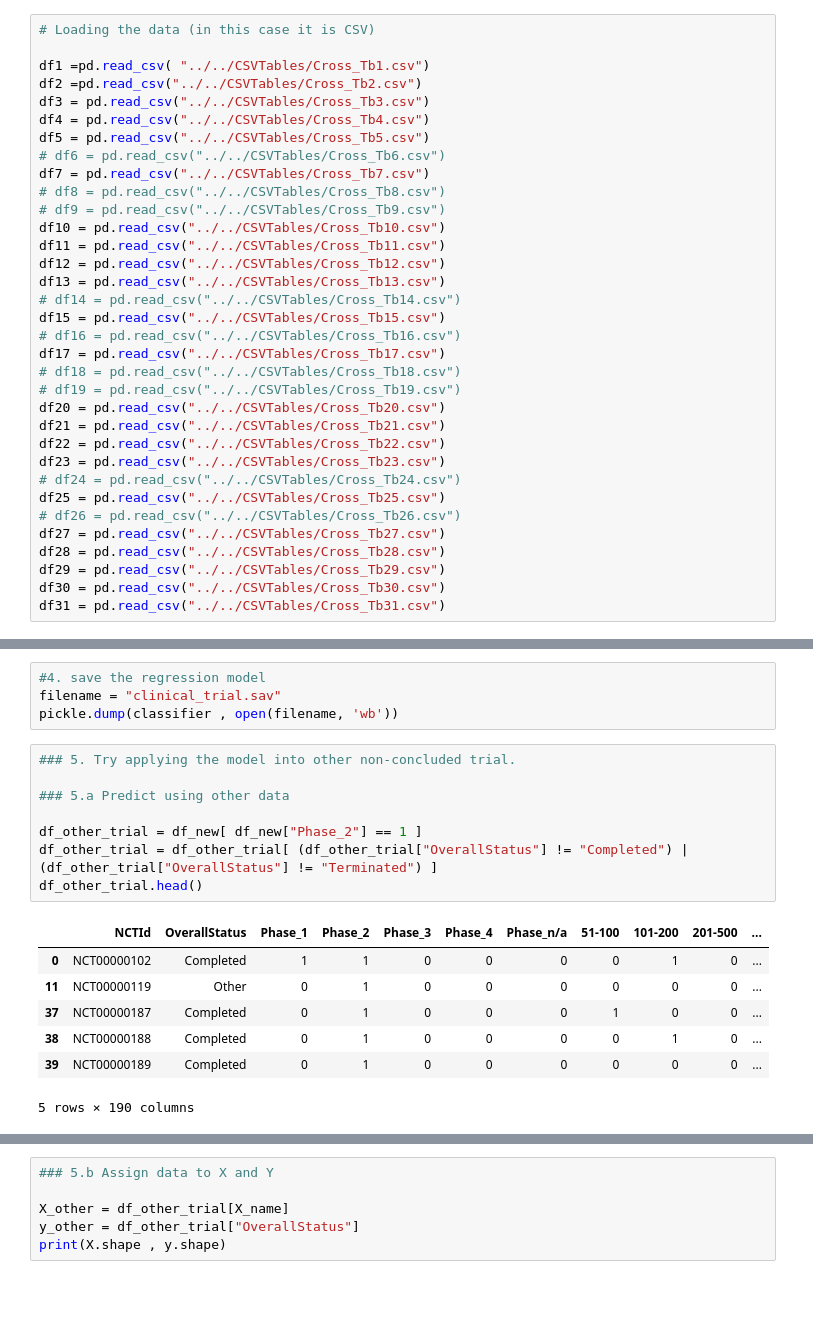
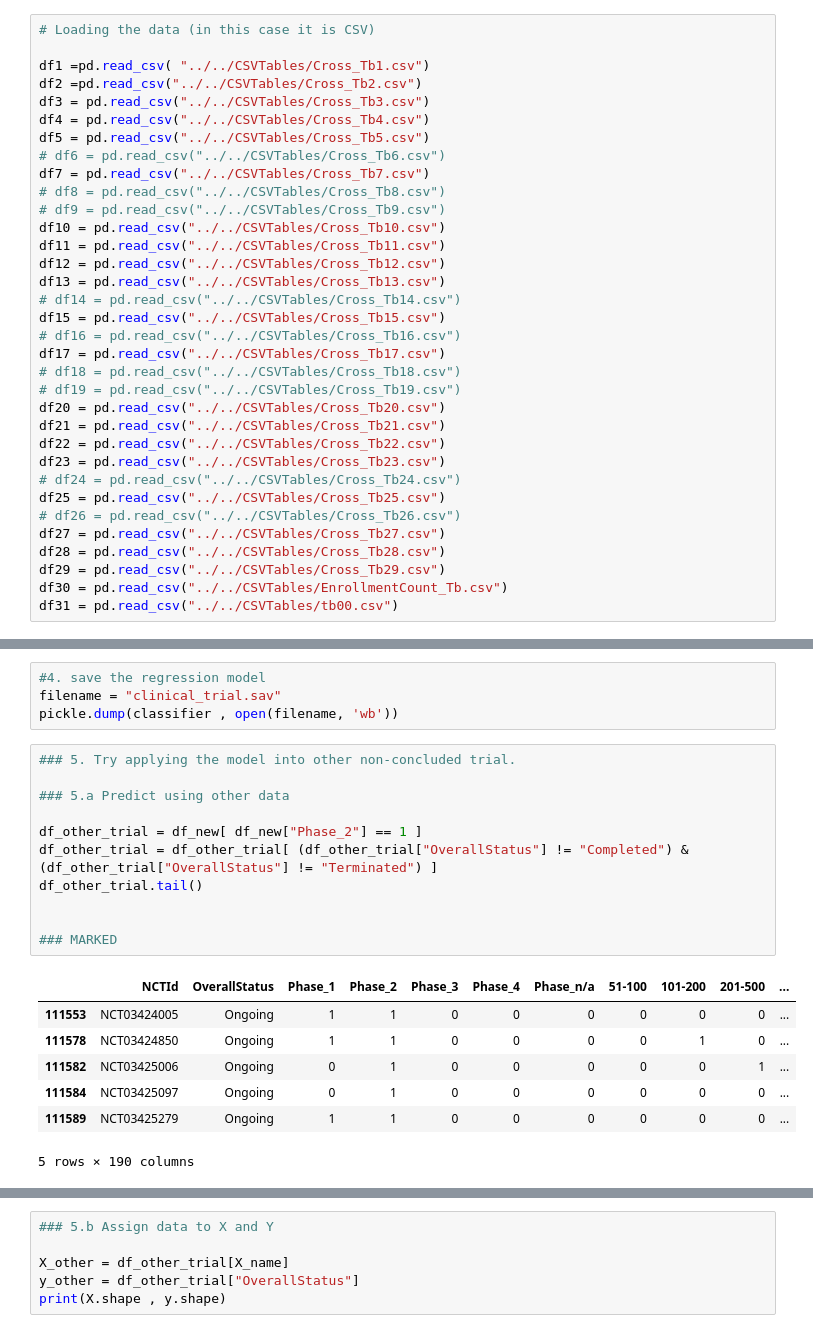
Before and after one commit to sigkarmoil/Clinical_Trial_Machine_Learning, a Jupyter notebook: Codes/ML-vivi/multivariate_regression/Logistic Regression- Full Data.ipynb, the cells around one changed output, grey strips where cells are left out. Drawn from its saved outputs; the diff is of its cells as text; blank space fills up the shorter version.

```diff
--- a/Codes/ML-vivi/multivariate_regression/Logistic Regression- Full Data.ipynb
+++ b/Codes/ML-vivi/multivariate_regression/Logistic Regression- Full Data.ipynb
@@ -36,8 +36,8 @@ df25 = pd.read_csv("../../CSVTables/Cross_Tb25.csv")
 df27 = pd.read_csv("../../CSVTables/Cross_Tb27.csv")
 df28 = pd.read_csv("../../CSVTables/Cross_Tb28.csv")
 df29 = pd.read_csv("../../CSVTables/Cross_Tb29.csv")
-df30 = pd.read_csv("../../CSVTables/Cross_Tb30.csv")
-df31 = pd.read_csv("../../CSVTables/Cross_Tb31.csv")
+df30 = pd.read_csv("../../CSVTables/EnrollmentCount_Tb.csv")
+df31 = pd.read_csv("../../CSVTables/tb00.csv")
 # %% [markdown]
 # Trial Using CSV
 # %%
@@ -277,16 +213,19 @@ pickle.dump(classifier , open(filename, 'wb'))
 # %%
 ### 5. Try applying the model into other non-concluded trial.
 
 ### 5.a Predict using other data
 
 df_other_trial = df_new[ df_new["Phase_2"] == 1 ]
-df_other_trial = df_other_trial[ (df_other_trial["OverallStatus"] != "Completed") | (df_other_trial["OverallStatus"] != "Terminated") ]
-df_other_trial.head()
+df_other_trial = df_other_trial[ (df_other_trial["OverallStatus"] != "Completed") & (df_other_trial["OverallStatus"] != "Terminated") ]
+df_other_trial.tail()
+
+
+### MARKED
 # %% [output]
 |  | NCTId | OverallStatus | Phase_1 | Phase_2 | Phase_3 | Phase_4 | Phase_n/a | 51-100 | 101-200 | 201-500 | ... |
-| 0 | NCT00000102 | Completed | 1 | 1 | 0 | 0 | 0 | 0 | 1 | 0 | ... |
-| 11 | NCT00000119 | Other | 0 | 1 | 0 | 0 | 0 | 0 | 0 | 0 | ... |
-| 37 | NCT00000187 | Completed | 0 | 1 | 0 | 0 | 0 | 1 | 0 | 0 | ... |
-| 38 | NCT00000188 | Completed | 0 | 1 | 0 | 0 | 0 | 0 | 1 | 0 | ... |
-| 39 | NCT00000189 | Completed | 0 | 1 | 0 | 0 | 0 | 0 | 0 | 0 | ... |
+| 111553 | NCT03424005 | Ongoing | 1 | 1 | 0 | 0 | 0 | 0 | 0 | 0 | ... |
+| 111578 | NCT03424850 | Ongoing | 1 | 1 | 0 | 0 | 0 | 0 | 1 | 0 | ... |
+| 111582 | NCT03425006 | Ongoing | 0 | 1 | 0 | 0 | 0 | 0 | 0 | 1 | ... |
+| 111584 | NCT03425097 | Ongoing | 0 | 1 | 0 | 0 | 0 | 0 | 0 | 0 | ... |
+| 111589 | NCT03425279 | Ongoing | 1 | 1 | 0 | 0 | 0 | 0 | 0 | 0 | ... |
 5 rows × 190 columns
```
Also changed, not shown: parts of 16 cells of this notebook, 4 other files.
